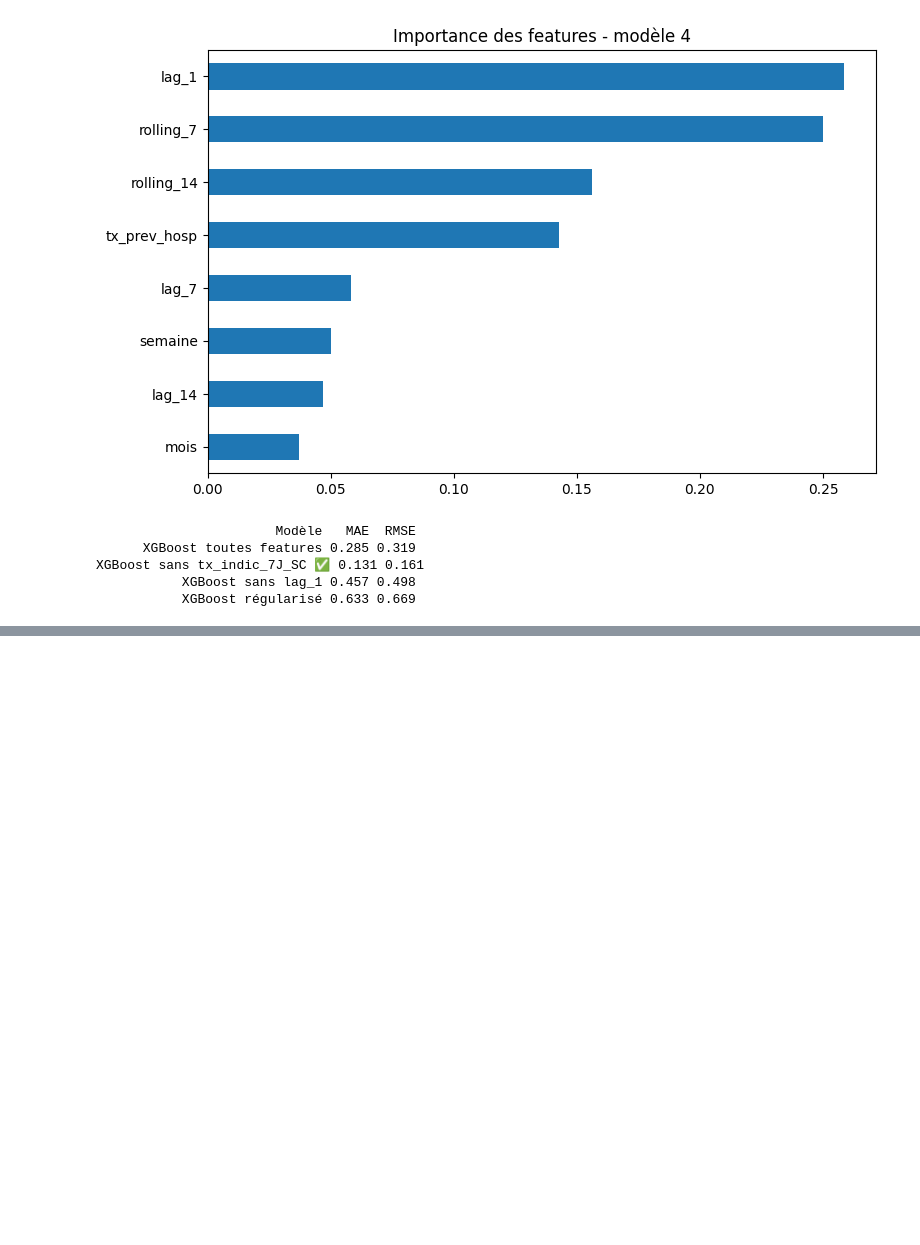
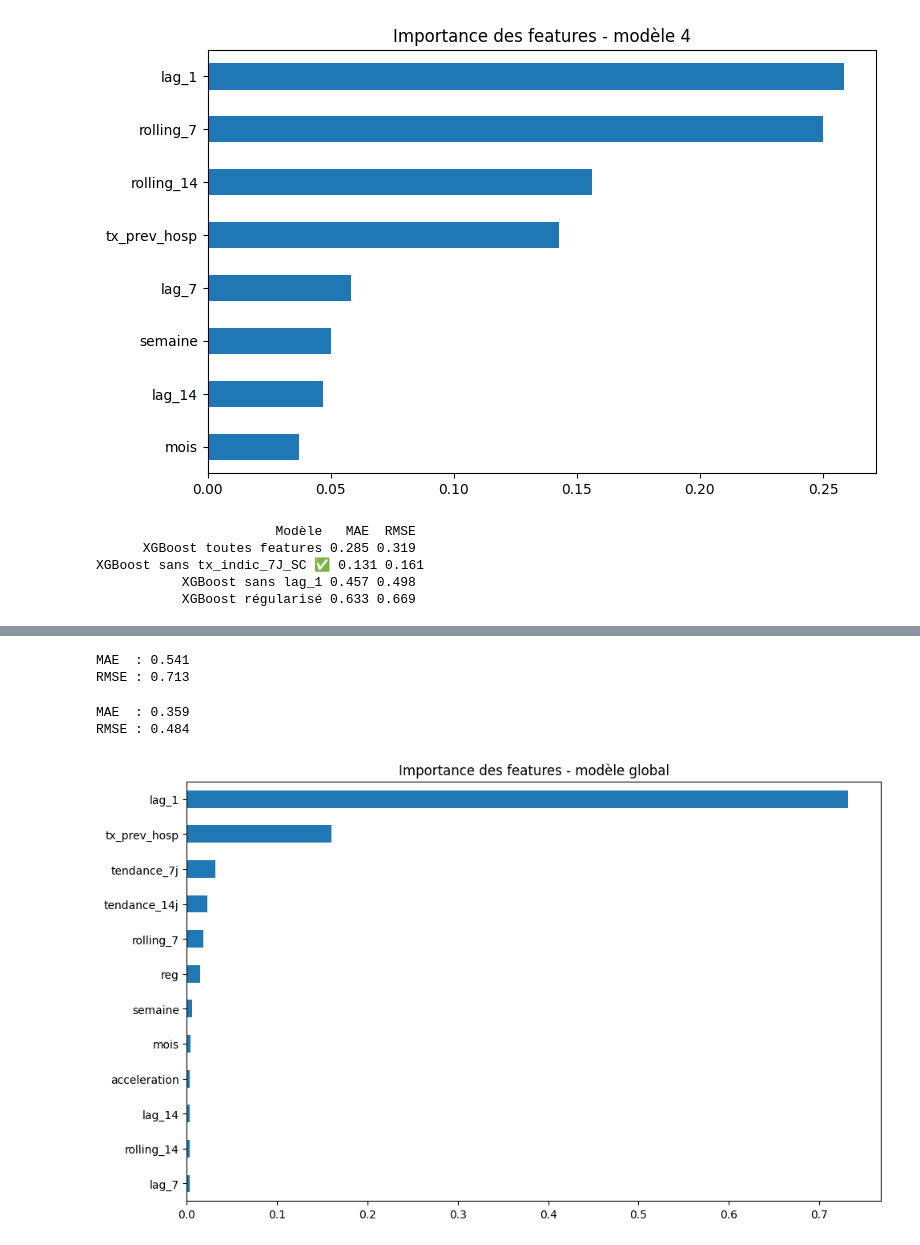
Before and after one commit to brunelleopaul0327-maker/hospital-tension-france, a Jupyter notebook: notebooks/04_modélisation.ipynb, the cells around one changed output, grey strips where cells are left out. Cells and saved outputs as stored; diff of their text form; code cells hidden in the pictures; blank space fills up the shorter version.

Commit message:
final model

```diff
--- a/notebooks/04_modélisation.ipynb
+++ b/notebooks/04_modélisation.ipynb
@@ -259,0 +310,65 @@ XGBoost sans tx_indic_7J_SC ✅ 0.131 0.161
+# %%
+features_v2 = ["reg", "lag_1", "lag_7", "lag_14", "rolling_7", "rolling_14",
+               "mois", "semaine", "tx_prev_hosp"]
+
+X_train = train_all[features_v2]
+X_test = test_all[features_v2]
+
+model_global3 = XGBRegressor(
+    n_estimators=200,
+    learning_rate=0.05,
+    random_state=42,
+    enable_categorical=True
+)
+model_global3.fit(X_train, y_train)
+y_pred3 = model_global3.predict(X_test)
+
+print(f"MAE  : {mean_absolute_error(y_test, y_pred3):.3f}")
+print(f"RMSE : {root_mean_squared_error(y_test, y_pred3):.3f}")
+# %% [output]
+MAE  : 0.541
+RMSE : 0.713
+# %%
+# Nouvelles features
+df_all["tendance_14j"] = df_all.groupby("reg")["tx_prev_SC"].transform(
+    lambda x: x.diff(14)
+)
+
+df_all["acceleration"] = df_all.groupby("reg")["tx_prev_SC"].transform(
+    lambda x: x.diff(7).diff(7)  # variation de la variation
+)
+
+# Recalculer train/test
+train_all = df_all[df_all["annee"] < 2023].dropna()
+test_all = df_all[df_all["annee"] == 2023].dropna()
+
+features_v4 = ["reg", "lag_1", "lag_7", "lag_14", "rolling_7", "rolling_14",
+               "mois", "semaine", "tx_prev_hosp", "tendance_7j", "tendance_14j", "acceleration"]
+
+X_train = train_all[features_v4]
+y_train = train_all["cible"]
+X_test = test_all[features_v4]
+y_test = test_all["cible"]
+
+model_global5 = XGBRegressor(
+    n_estimators=300,
+    learning_rate=0.05,
+    max_depth=6,
+    random_state=42,
+    enable_categorical=True
+)
+model_global5.fit(X_train, y_train)
+y_pred5 = model_global5.predict(X_test)
+
+print(f"MAE  : {mean_absolute_error(y_test, y_pred5):.3f}")
+print(f"RMSE : {root_mean_squared_error(y_test, y_pred5):.3f}")
+# %% [output]
+MAE  : 0.359
+RMSE : 0.484
+# %%
+importances5 = pd.Series(model_global5.feature_importances_, index=features_v4)
+importances5.sort_values().plot(kind="barh", figsize=(10, 6), title="Importance des features - modèle global")
+plt.tight_layout()
+plt.show()
+# %% [output]
+[figure, added]
```
Also changed, not shown: parts of 8 cells of this notebook.
